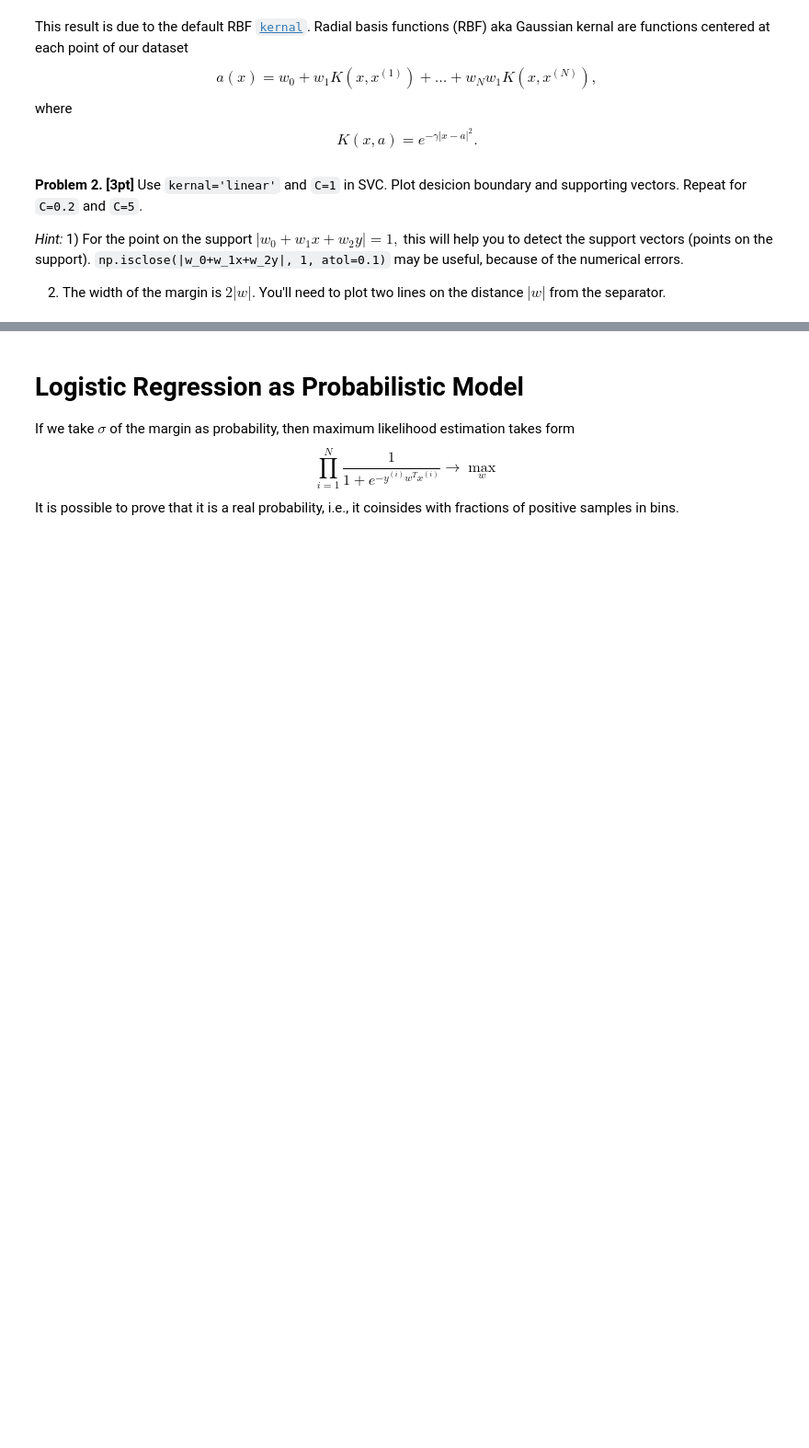
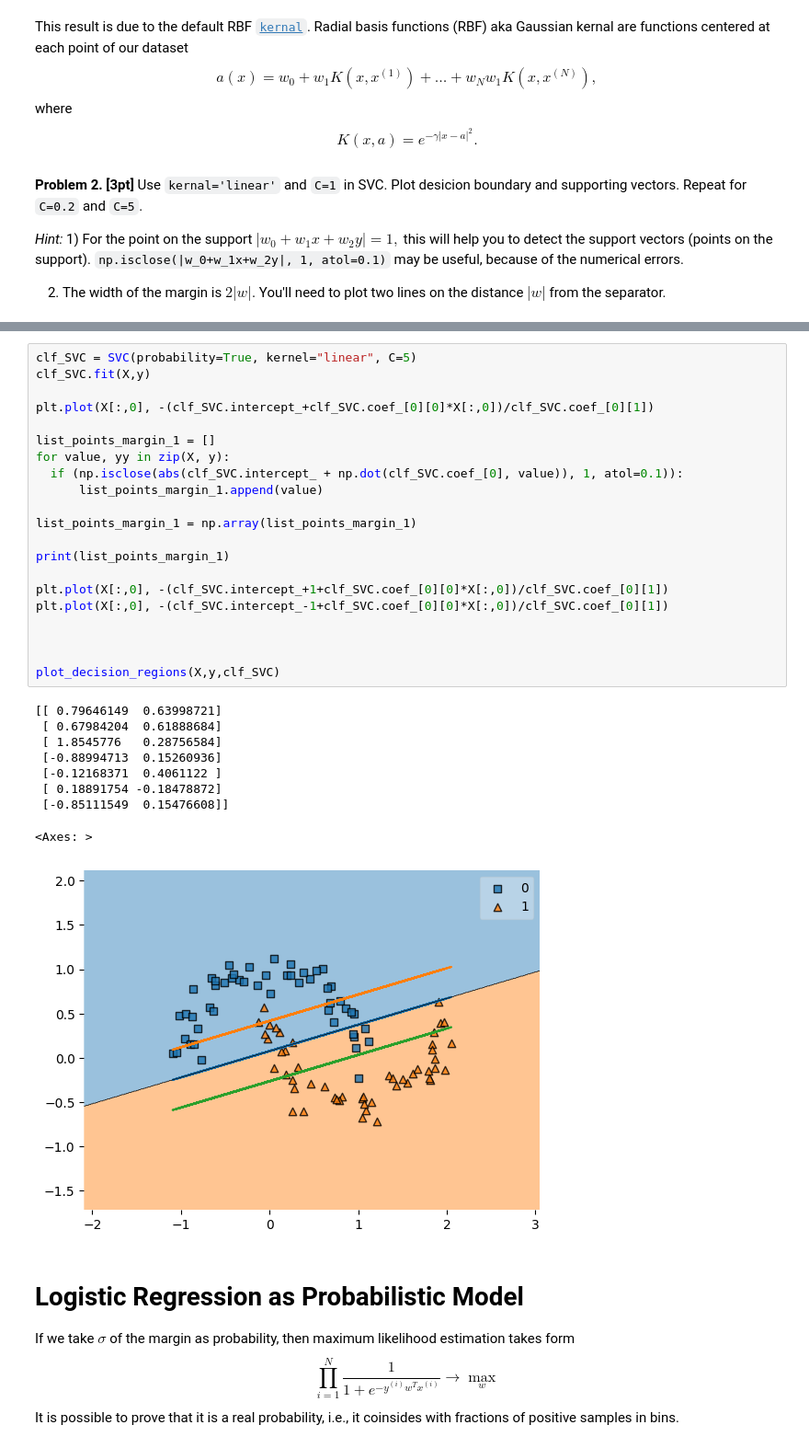
Before and after one commit to YKhalitov/College-Projects, a Jupyter notebook: RIT-Projects/Machine Learning - CSCI 335/ML10.ipynb, the cells around one changed output, grey strips where cells are left out. Shown at 92% size. Saved outputs shown, nothing was run; the diff lists cells and outputs as text; blank space fills up the shorter version.

```diff
--- a/RIT-Projects/Machine Learning - CSCI 335/ML10.ipynb
+++ b/RIT-Projects/Machine Learning - CSCI 335/ML10.ipynb
@@ -346,3 +365,34 @@ plot_decision_regions(X,y,pipe)
+# %%
+clf_SVC = SVC(probability=True, kernel="linear", C=5)
+clf_SVC.fit(X,y)
+
+plt.plot(X[:,0], -(clf_SVC.intercept_+clf_SVC.coef_[0][0]*X[:,0])/clf_SVC.coef_[0][1])
+
+list_points_margin_1 = []
+for value, yy in zip(X, y):
+  if (np.isclose(abs(clf_SVC.intercept_ + np.dot(clf_SVC.coef_[0], value)), 1, atol=0.1)):
+      list_points_margin_1.append(value)
+
+list_points_margin_1 = np.array(list_points_margin_1)
+
+print(list_points_margin_1)
+
+plt.plot(X[:,0], -(clf_SVC.intercept_+1+clf_SVC.coef_[0][0]*X[:,0])/clf_SVC.coef_[0][1])
+plt.plot(X[:,0], -(clf_SVC.intercept_-1+clf_SVC.coef_[0][0]*X[:,0])/clf_SVC.coef_[0][1])
+
+
+
+plot_decision_regions(X,y,clf_SVC)
+# %% [output]
+[[ 0.79646149  0.63998721]
+ [ 0.67984204  0.61888684]
+ [ 1.8545776   0.28756584]
+ [-0.88994713  0.15260936]
+ [-0.12168371  0.4061122 ]
+ [ 0.18891754 -0.18478872]
+ [-0.85111549  0.15476608]]
+<Axes: >
+[figure, added]
 # %% [markdown]
 # Logistic Regression as Probabilistic Model
 
```
Also changed, not shown: parts of 21 cells of this notebook.
